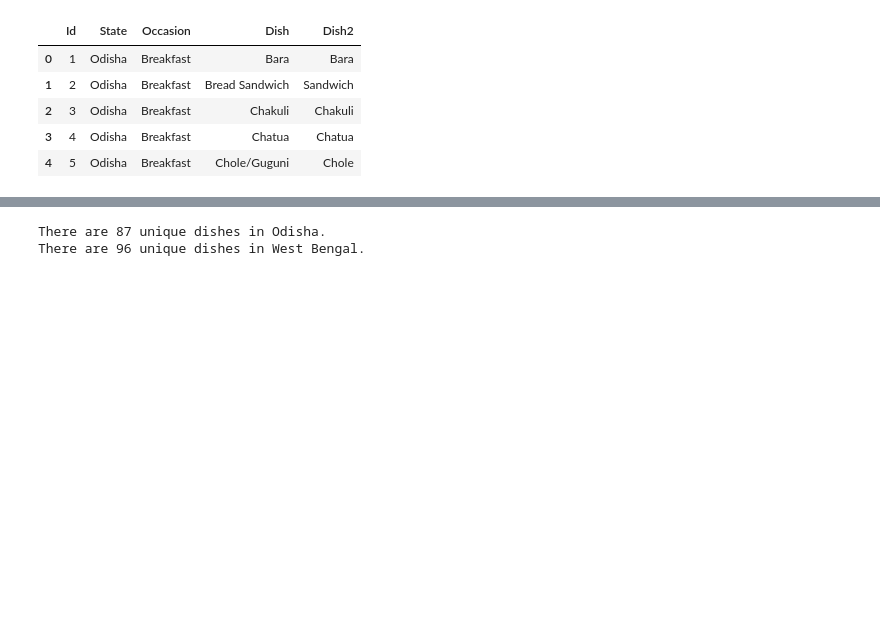
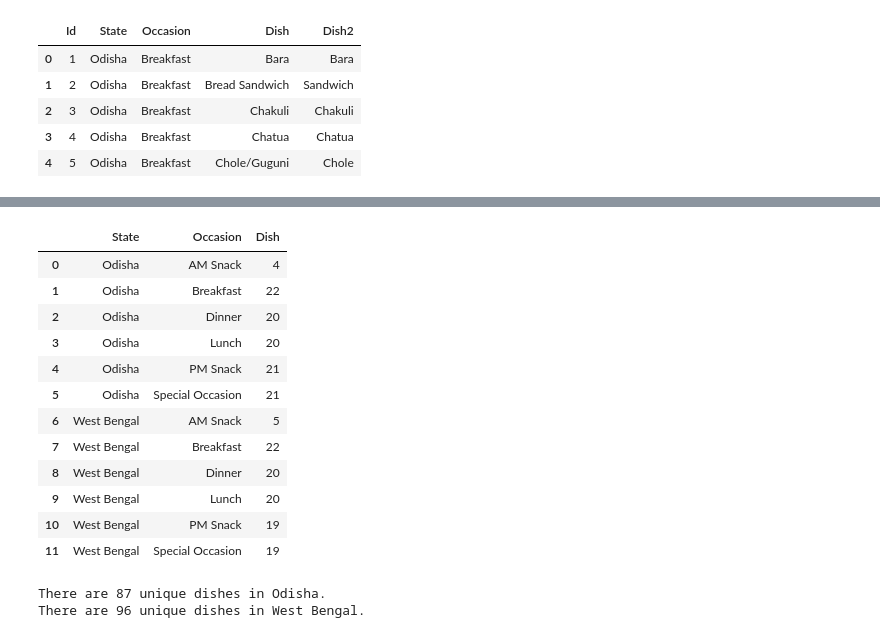
Before and after one commit to rochiecuevas/FoodChoice, a Jupyter notebook: Expert_Elicitation.ipynb, the cells around one changed output, grey strips where cells are left out. Cells and saved outputs as stored; diff of their text form; code cells hidden in the pictures; blank space fills up the shorter version.

```diff
--- a/Expert_Elicitation.ipynb
+++ b/Expert_Elicitation.ipynb
@@ -120,0 +103,13 @@ dish_count(df, states)
+# %%
+states = ["Odisha", "West Bengal"]
+
+# How many dishes per occasion (all occasions)
+df_dishcount = df.groupby(["Occasion", "State"])["Dish"].count().reset_index()
+df_dishcount2 = pd.pivot_table(df_dishcount, values = "Dish", index = "Occasion", columns = "State").reset_index()
+df_dishcount2
+
+# New column containing percentages
+df_dishcount2["Odisha_pct"] = round(((df_dishcount2["Odisha"]/ df_dishcount2["Odisha"].sum()) * 100), 2)
+df_dishcount2["WB_pct"] = round(((df_dishcount2["West Bengal"]/ df_dishcount2["West Bengal"].sum()) * 100), 2)
+
+df_dishcount2
@@ -121,3 +124,21 @@ dish_count(df, states)
+# %%
+# Graph to compare number of dishes between Odisha and West Bengal
+pos = list(range(len(df_dishcount2["Occaison"])))
+width = 0.25
+# %% [output]
+|  | State | Occasion | Dish |
+| 0 | Odisha | AM Snack | 4 |
+| 1 | Odisha | Breakfast | 22 |
+| 2 | Odisha | Dinner | 20 |
+| 3 | Odisha | Lunch | 20 |
+| 4 | Odisha | PM Snack | 21 |
+| 5 | Odisha | Special Occasion | 21 |
+| 6 | West Bengal | AM Snack | 5 |
+| 7 | West Bengal | Breakfast | 22 |
+| 8 | West Bengal | Dinner | 20 |
+| 9 | West Bengal | Lunch | 20 |
+| 10 | West Bengal | PM Snack | 19 |
+| 11 | West Bengal | Special Occasion | 19 |
 # %%
 # Create individual dataframes by state (and put them in a list)
 df_state = [dataframe(df, state) for state in states]
```
Also changed, not shown: parts of 8 cells of this notebook.
